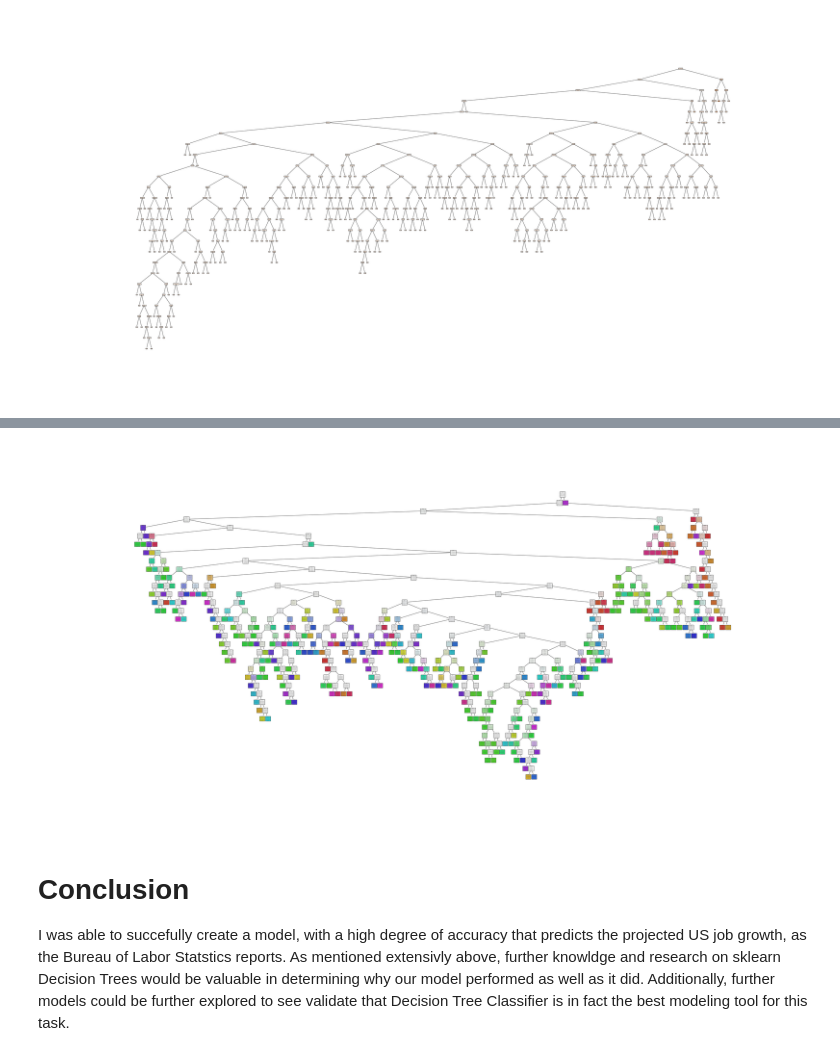
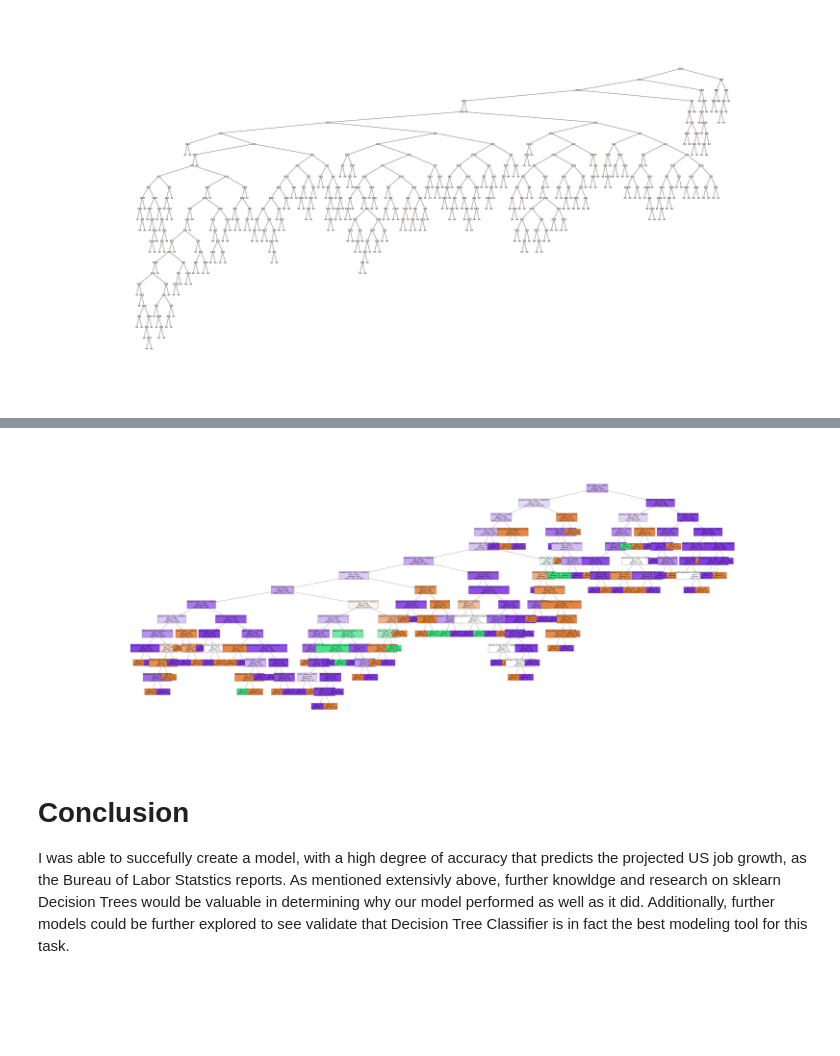
Before and after one commit to miles-frankllin/DATA_602_Project_1, a Jupyter notebook: Notebooks/Technical_Notebook.ipynb, the cells around one changed output, grey strips where cells are left out. Cells and saved outputs as stored; diff of their text form; code cells hidden in the pictures; blank space fills up the shorter version.

```diff
--- a/Notebooks/Technical_Notebook.ipynb
+++ b/Notebooks/Technical_Notebook.ipynb
@@ -49,8 +49,8 @@ Number of leaves:         273
 # %%
-display(Image(filename="../Images/DecisionTreeClassifier_Tree_Plot_Depth_34.png"))
+display(Image(filename="../Images/Final_DecisionTreeClassifier_Tree_Plot_Max-Depth_15_Max-Leaf-Nodes_91.png"))
 # display(Image(filename="../Images/DecisionTreeClassifier_Line_Avg-CV-10-Score_vs_Depth.png"))
 # %% [output]
-[figure, old version]
+[figure, new version]
 # %% [markdown]
 # Conclusion
 I was able to succefully create a model, with a high degree of accuracy that predicts the projected US job growth, as the Bureau of Labor Statstics reports. As mentioned extensivly above, further knowldge and research on sklearn Decision Trees would be valuable in determining why our model performed as well as it did. Additionally, further models could be further explored to see validate that Decision Tree Classifier is in fact the best modeling tool for this task.
```
Also changed, not shown: parts of 1 cell of this notebook, 1 other file.
